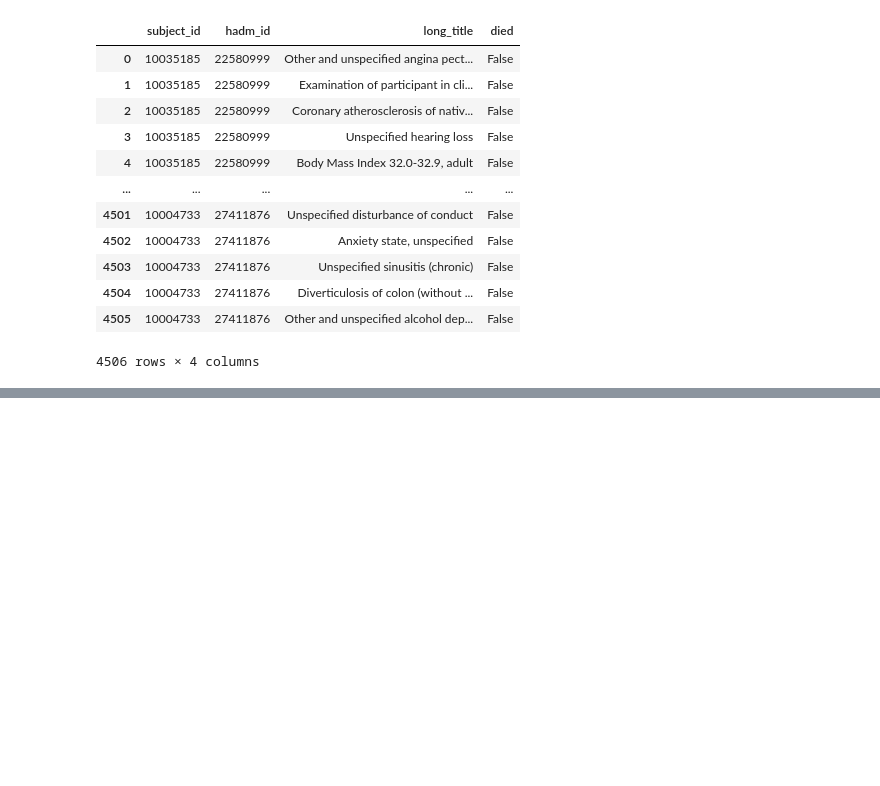
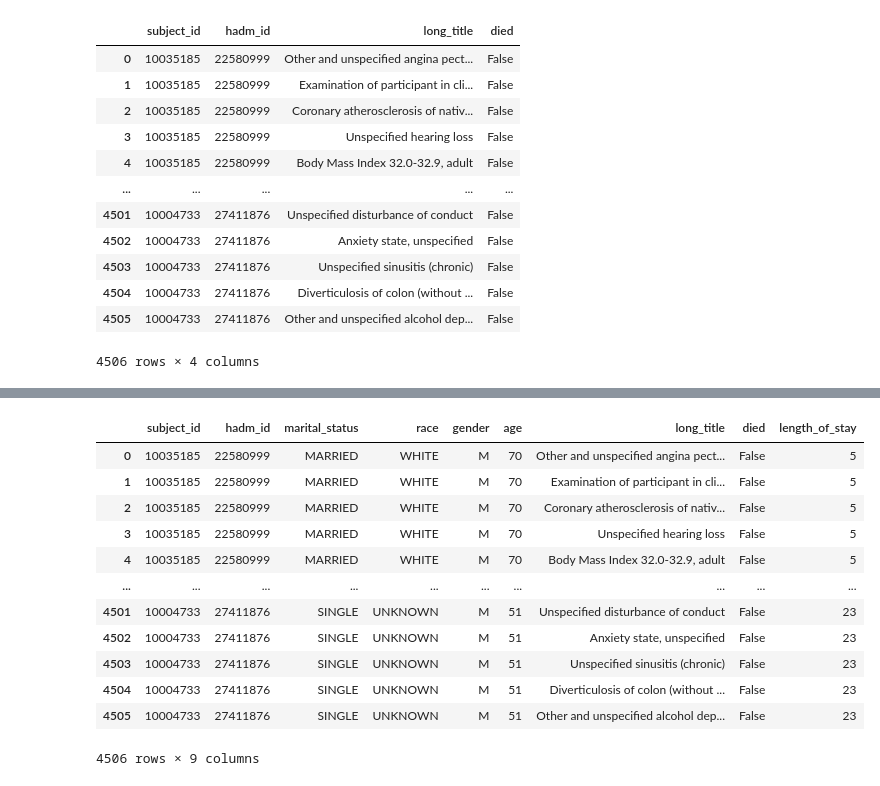
Before and after one commit to bizzfuzz/CHOP-comprehensive-hospital-outcome-prediction-system, a Jupyter notebook: CHOP.ipynb, the cells around one changed output, grey strips where cells are left out. Saved outputs shown, nothing was run; the diff lists cells and outputs as text; code cells hidden in the pictures; blank space fills up the shorter version.

Commit message:
Extracted Length of stay data

```diff
--- a/CHOP.ipynb
+++ b/CHOP.ipynb
@@ -162,0 +171,31 @@ diagnoses_death_df
+# %%
+
+length_of_stay_df =diagnoses_death_df.copy()
+admissions_filtered_df=admissions[["subject_id","hadm_id","admittime","dischtime","marital_status","race"]]
+length_of_stay_df=pd.merge(admissions_filtered_df, length_of_stay_df, on=["subject_id","hadm_id"],how="right")
+#convert admittime to datetime format
+
+length_of_stay_df["admittime"]=pd.to_datetime(length_of_stay_df["admittime"])
+length_of_stay_df["dischtime"]=pd.to_datetime(length_of_stay_df["dischtime"])
+
+#calculate the length of stay in days
+
+length_of_stay_df["length_of_stay"]=length_of_stay_df["dischtime"]-length_of_stay_df["admittime"]
+length_of_stay_df["length_of_stay"]=length_of_stay_df["length_of_stay"].dt.days
+
+length_of_stay_df.drop(["admittime","dischtime"],axis=1,inplace=True)
+length_of_stay_df
+# %% [output]
+|  | subject_id | hadm_id | marital_status | race | gender | age | long_title | died | length_of_stay |
+| 0 | 10035185 | 22580999 | MARRIED | WHITE | M | 70 | Other and unspecified angina pect... | False | 5 |
+| 1 | 10035185 | 22580999 | MARRIED | WHITE | M | 70 | Examination of participant in cli... | False | 5 |
+| 2 | 10035185 | 22580999 | MARRIED | WHITE | M | 70 | Coronary atherosclerosis of nativ... | False | 5 |
+| 3 | 10035185 | 22580999 | MARRIED | WHITE | M | 70 | Unspecified hearing loss | False | 5 |
+| 4 | 10035185 | 22580999 | MARRIED | WHITE | M | 70 | Body Mass Index 32.0-32.9, adult | False | 5 |
+| ... | ... | ... | ... | ... | ... | ... | ... | ... | ... |
+| 4501 | 10004733 | 27411876 | SINGLE | UNKNOWN | M | 51 | Unspecified disturbance of conduct | False | 23 |
+| 4502 | 10004733 | 27411876 | SINGLE | UNKNOWN | M | 51 | Anxiety state, unspecified | False | 23 |
+| 4503 | 10004733 | 27411876 | SINGLE | UNKNOWN | M | 51 | Unspecified sinusitis (chronic) | False | 23 |
+| 4504 | 10004733 | 27411876 | SINGLE | UNKNOWN | M | 51 | Diverticulosis of colon (without ... | False | 23 |
+| 4505 | 10004733 | 27411876 | SINGLE | UNKNOWN | M | 51 | Other and unspecified alcohol dep... | False | 23 |
+4506 rows × 9 columns
```
Also changed, not shown: parts of 3 cells of this notebook.
